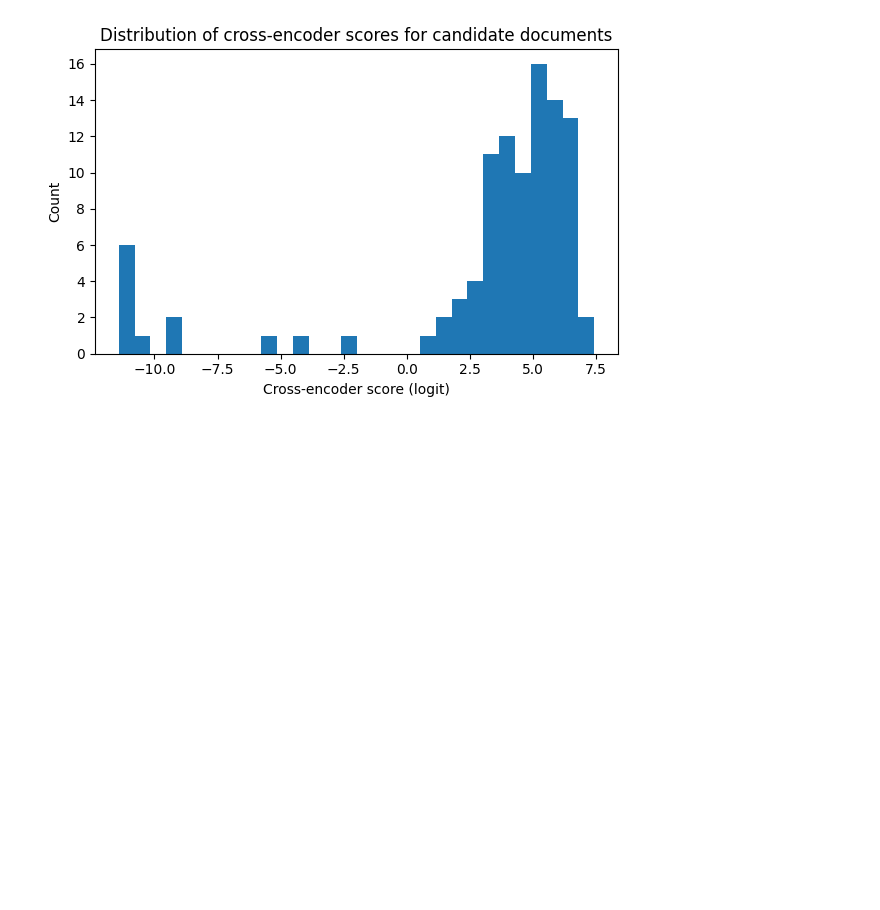
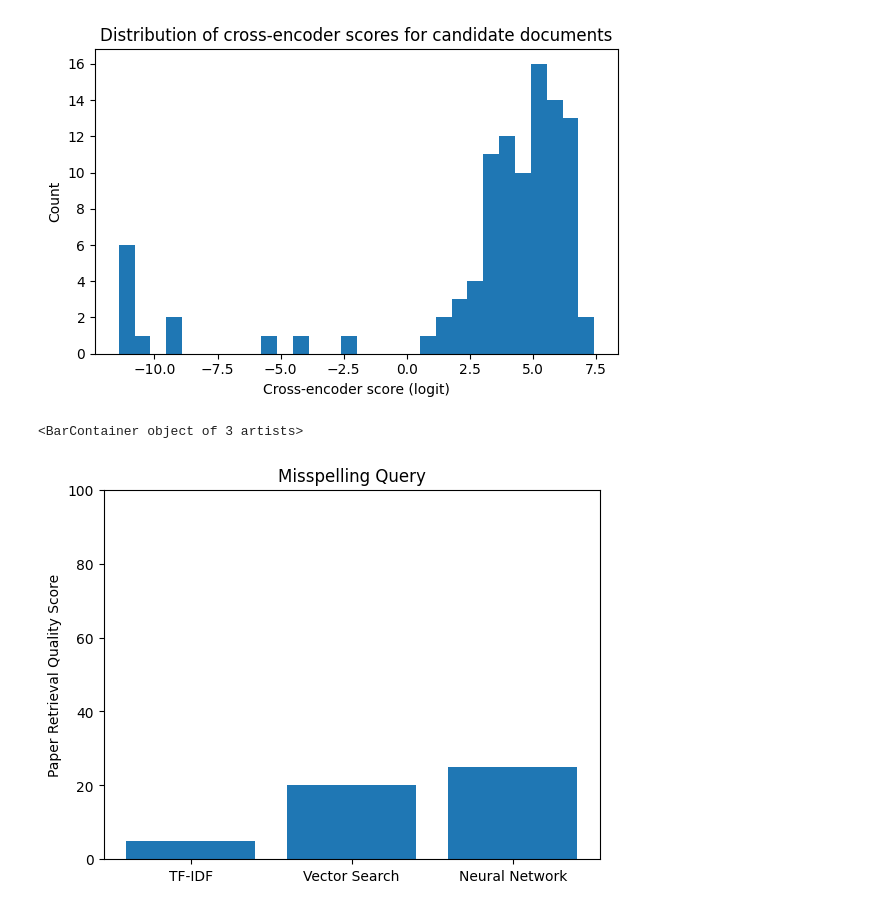
Before and after one commit to aidanmanternach/ece-143-research-paper-search, a Jupyter notebook: visualization.ipynb, the cells around one changed output. Drawn from its saved outputs; the diff is of its cells as text; code cells hidden in the pictures; blank space fills up the shorter version.

Commit message:
Update with visualizations of search engine comparisons

```diff
--- a/visualization.ipynb
+++ b/visualization.ipynb
@@ -693,3 +693,23 @@ plt.tight_layout()
 plt.show()
 # %% [output]
 [figure]
+# %%
+# Synonym, Acronym, Misspelling
+results = {"TF-IDF": [38, 55, 5],
+           "Vector Search": [83, 88, 20],
+           "Neural Network": [87.6, 75, 25]}
+
+query_types = ["Synonym", "Acronym", "Misspelling"]
+engines = list(results.keys())
+# %%
+query = 2
+
+scores = [results[engine][query] for engine in engines]
+
+plt.ylabel("Paper Retrieval Quality Score")
+plt.title(f"{query_types[query]} Query")
+plt.ylim(0, 100)
+plt.bar(engines, scores)
+# %% [output]
+<BarContainer object of 3 artists>
+[figure, added]
```
Also changed, not shown: parts of 1 cell of this notebook.
